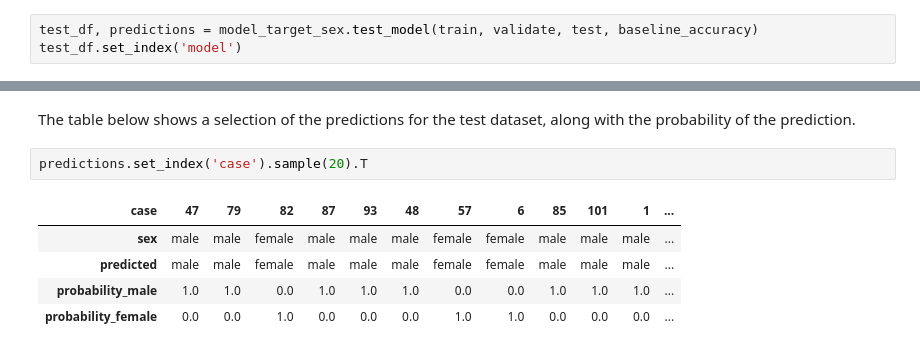
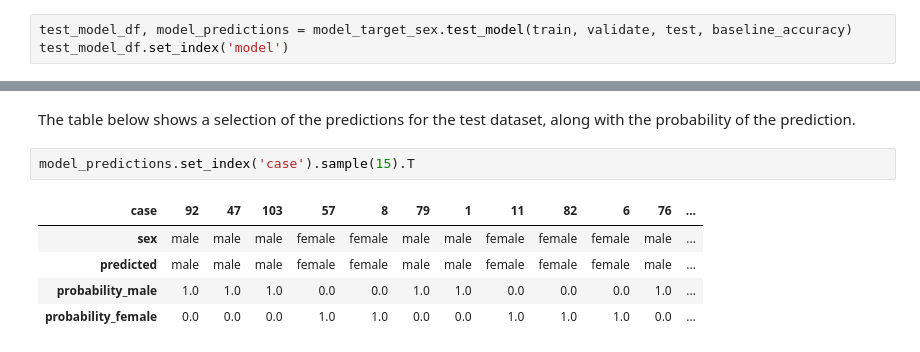
Before and after one commit to stephenfitzsimon/possum-regression, a Jupyter notebook: possum_models.ipynb, the cells around one changed output, grey strips where cells are left out. Cells and saved outputs as stored; diff of their text form.

```diff
--- a/possum_models.ipynb
+++ b/possum_models.ipynb
@@ -631,8 +632,8 @@ model_df.set_index('model').sort_values(['validate_accuracy', 'accuracy_change']
 
 The table below shows the change in accuracy across data subsets.
 # %%
-test_df, predictions = model_target_sex.test_model(train, validate, test, baseline_accuracy)
-test_df.set_index('model')
+test_model_df, model_predictions = model_target_sex.test_model(train, validate, test, baseline_accuracy)
+test_model_df.set_index('model')
 # %% [output]
 |  | train_accuracy | validate_accuracy | test_accuracy | better_than_baseline |
 | model |  |  |  |  |
@@ -640,10 +641,10 @@ test_df.set_index('model')
 # %% [markdown]
 The table below shows a selection of the predictions for the test dataset, along with the probability of the prediction.
 # %%
-predictions.set_index('case').sample(20).T
+model_predictions.set_index('case').sample(15).T
 # %% [output]
-| case | 47 | 79 | 82 | 87 | 93 | 48 | 57 | 6 | 85 | 101 | 1 | ... |
-| sex | male | male | female | male | male | male | female | female | male | male | male | ... |
-| predicted | male | male | female | male | male | male | female | female | male | male | male | ... |
-| probability_male | 1.0 | 1.0 | 0.0 | 1.0 | 1.0 | 1.0 | 0.0 | 0.0 | 1.0 | 1.0 | 1.0 | ... |
-| probability_female | 0.0 | 0.0 | 1.0 | 0.0 | 0.0 | 0.0 | 1.0 | 1.0 | 0.0 | 0.0 | 0.0 | ... |
+| case | 92 | 47 | 103 | 57 | 8 | 79 | 1 | 11 | 82 | 6 | 76 | ... |
+| sex | male | male | male | female | female | male | male | female | female | female | male | ... |
+| predicted | male | male | male | female | female | male | male | female | female | female | male | ... |
+| probability_male | 1.0 | 1.0 | 1.0 | 0.0 | 0.0 | 1.0 | 1.0 | 0.0 | 0.0 | 0.0 | 1.0 | ... |
+| probability_female | 0.0 | 0.0 | 0.0 | 1.0 | 1.0 | 0.0 | 0.0 | 1.0 | 1.0 | 1.0 | 0.0 | ... |
```
Also changed, not shown: parts of 14 cells of this notebook, 4 other files.
